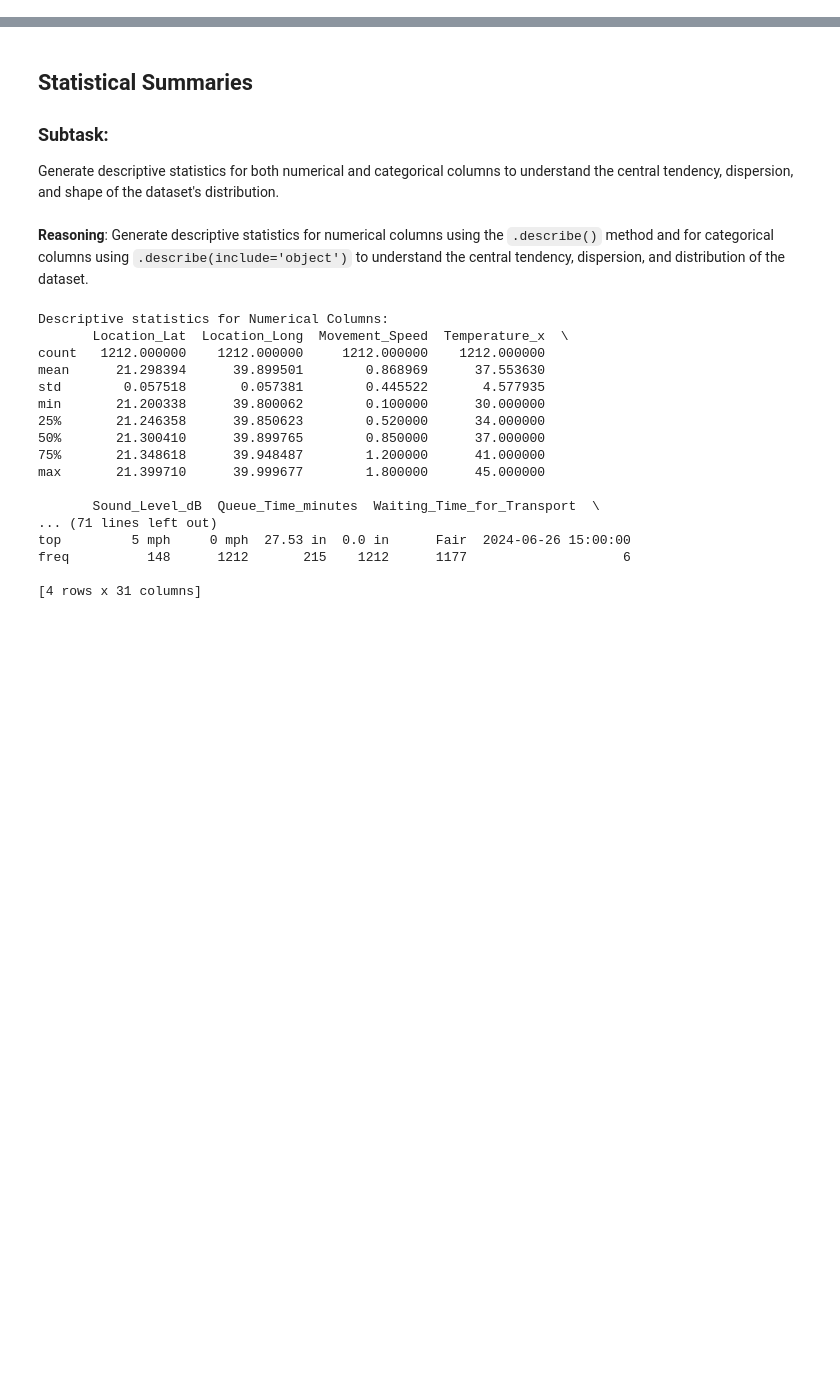
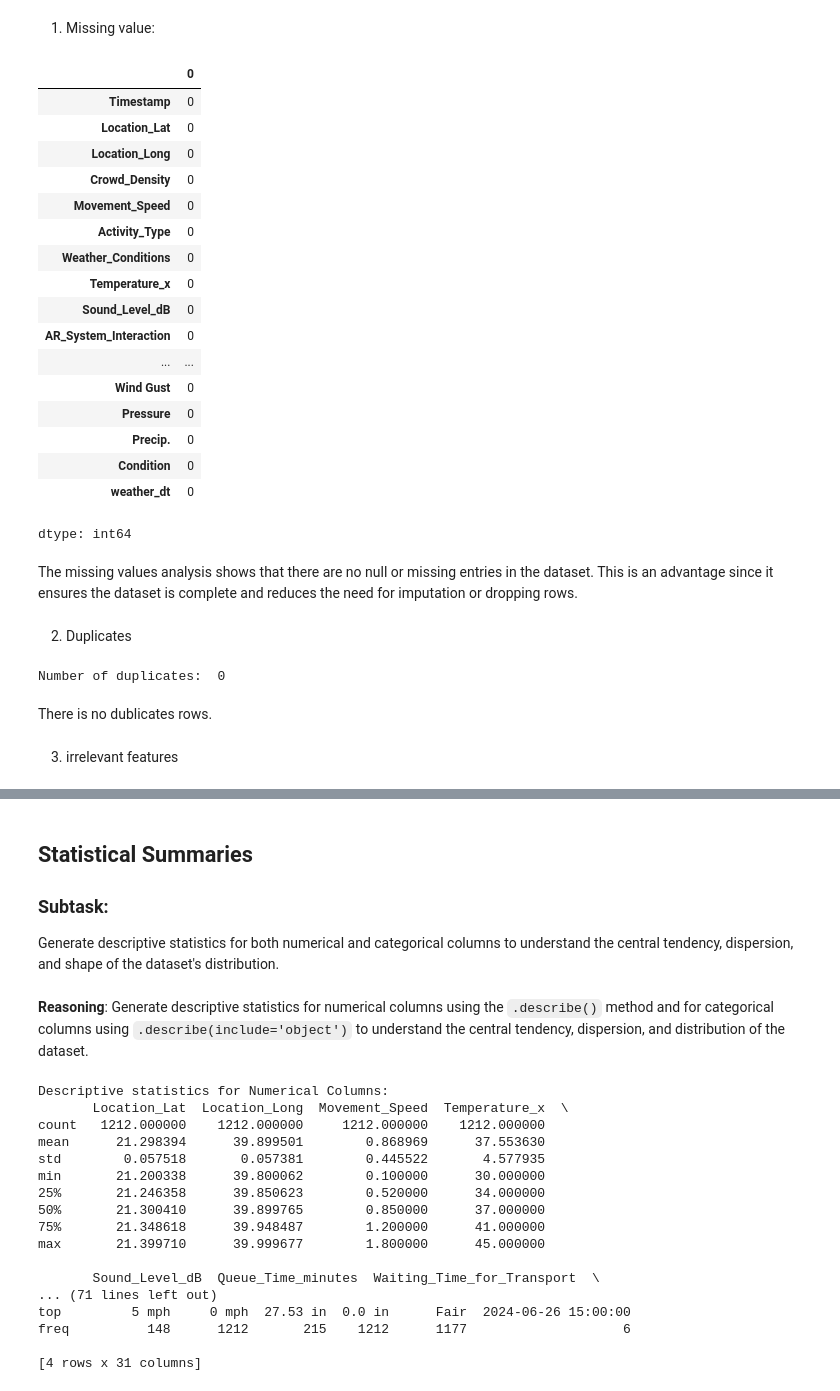
Before and after one commit to Renad110/IT362, a Jupyter notebook: Untitled2.ipynb, the cells around one changed output, grey strips where cells are left out. Cells and saved outputs as stored; diff of their text form; code cells hidden in the pictures; blank space fills up the shorter version.

```diff
--- a/Untitled2.ipynb
+++ b/Untitled2.ipynb
@@ -2,0 +42,36 @@
+# %% [markdown]
+1. Missing value:
+# %%
+df.isnull().sum()
+# %% [output]
+|  | 0 |
+| Timestamp | 0 |
+| Location_Lat | 0 |
+| Location_Long | 0 |
+| Crowd_Density | 0 |
+| Movement_Speed | 0 |
+| Activity_Type | 0 |
+| Weather_Conditions | 0 |
+| Temperature_x | 0 |
+| Sound_Level_dB | 0 |
+| AR_System_Interaction | 0 |
+| ... | ... |
+| Wind Gust | 0 |
+| Pressure | 0 |
+| Precip. | 0 |
+| Condition | 0 |
+| weather_dt | 0 |
+dtype: int64
+# %% [markdown]
+The missing values analysis shows that there are no null or missing entries in the dataset. This is an advantage since it ensures the dataset is complete and reduces the need for imputation or dropping rows.
+# %% [markdown]
+2. Duplicates
+# %%
+dup_count = df.duplicated().sum()
+print("Number of duplicates: ",dup_count)
+# %% [output]
+Number of duplicates:  0
+# %% [markdown]
+There is no dublicates rows.
+# %% [markdown]
+3. irrelevant features
```
Also changed, not shown: parts of 21 cells of this notebook.
